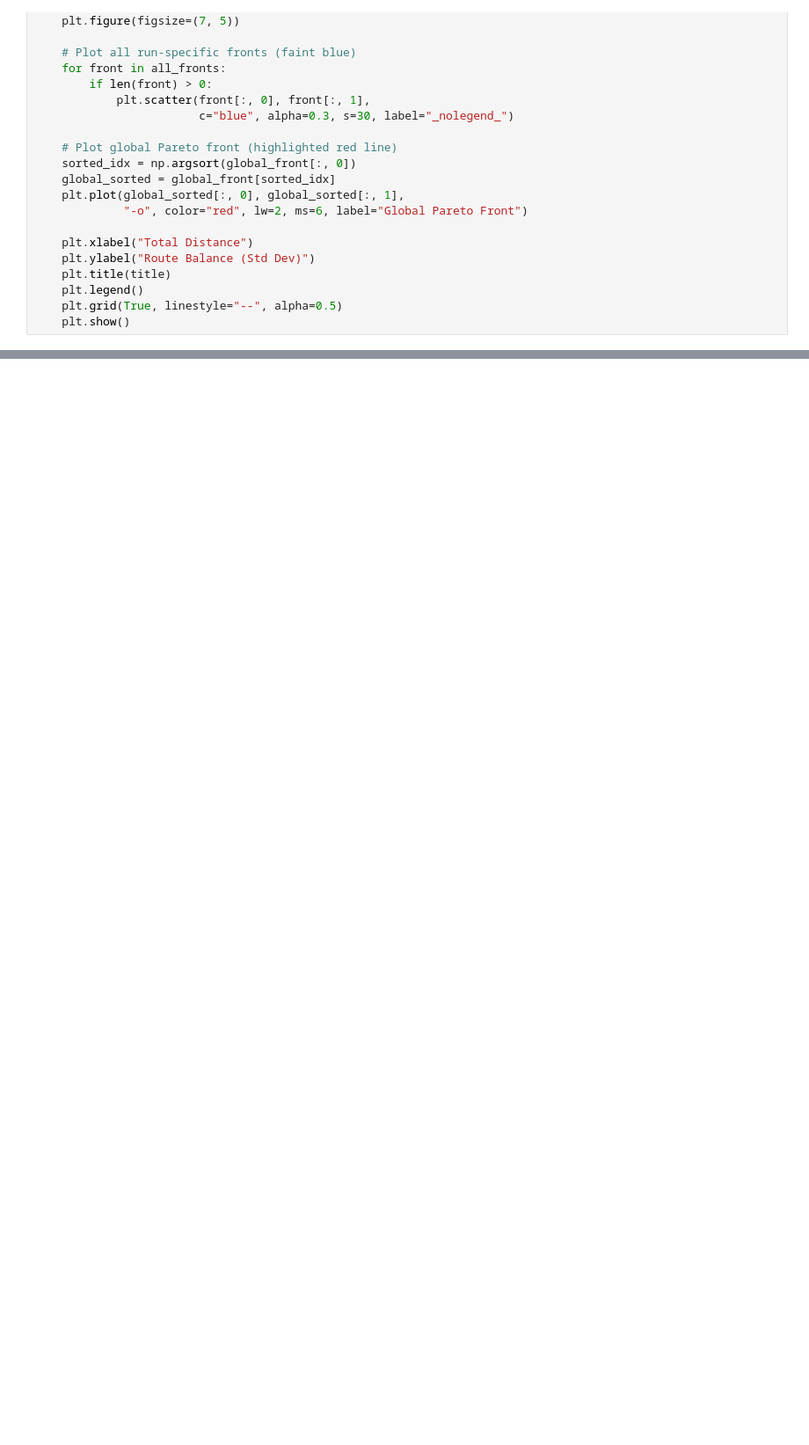
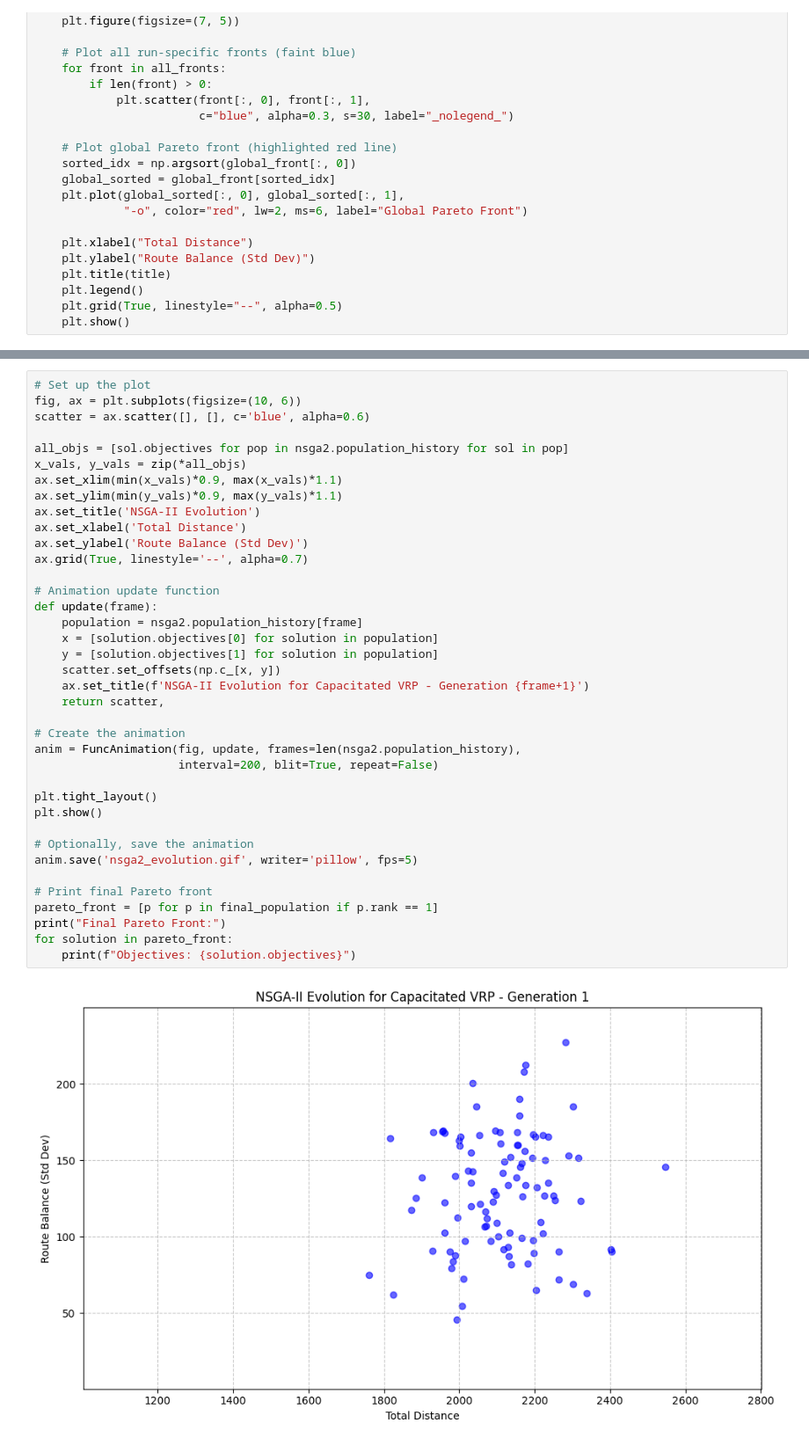
Before and after one commit to FahmiHaybe/EA-Assignment2, a Jupyter notebook: Assignment2.ipynb, the cells around one changed output, grey strips where cells are left out. Shown at 88% size. Drawn from its saved outputs; the diff is of its cells as text; blank space fills up the shorter version.

```diff
--- a/Assignment2.ipynb
+++ b/Assignment2.ipynb
@@ -518,0 +909,40 @@ Finished 3 runs. Global Pareto front size: 17
+# %%
+# Set up the plot
+fig, ax = plt.subplots(figsize=(10, 6))
+scatter = ax.scatter([], [], c='blue', alpha=0.6)
+
+all_objs = [sol.objectives for pop in nsga2.population_history for sol in pop]
+x_vals, y_vals = zip(*all_objs)
+ax.set_xlim(min(x_vals)*0.9, max(x_vals)*1.1)
+ax.set_ylim(min(y_vals)*0.9, max(y_vals)*1.1)
+ax.set_title('NSGA-II Evolution')
+ax.set_xlabel('Total Distance')
+ax.set_ylabel('Route Balance (Std Dev)')
+ax.grid(True, linestyle='--', alpha=0.7)
+
+# Animation update function
+def update(frame):
+    population = nsga2.population_history[frame]
+    x = [solution.objectives[0] for solution in population]
+    y = [solution.objectives[1] for solution in population]
+    scatter.set_offsets(np.c_[x, y])
+    ax.set_title(f'NSGA-II Evolution for Capacitated VRP - Generation {frame+1}')
+    return scatter,
+
+# Create the animation
+anim = FuncAnimation(fig, update, frames=len(nsga2.population_history),
+                     interval=200, blit=True, repeat=False)
+
+plt.tight_layout()
+plt.show()
+
+# Optionally, save the animation
+anim.save('nsga2_evolution.gif', writer='pillow', fps=5)
+
+# Print final Pareto front
+pareto_front = [p for p in final_population if p.rank == 1]
+print("Final Pareto Front:")
+for solution in pareto_front:
+    print(f"Objectives: {solution.objectives}")
+# %% [output]
+[figure, added]
```
Also changed, not shown: parts of 17 cells of this notebook, 4 other files.
